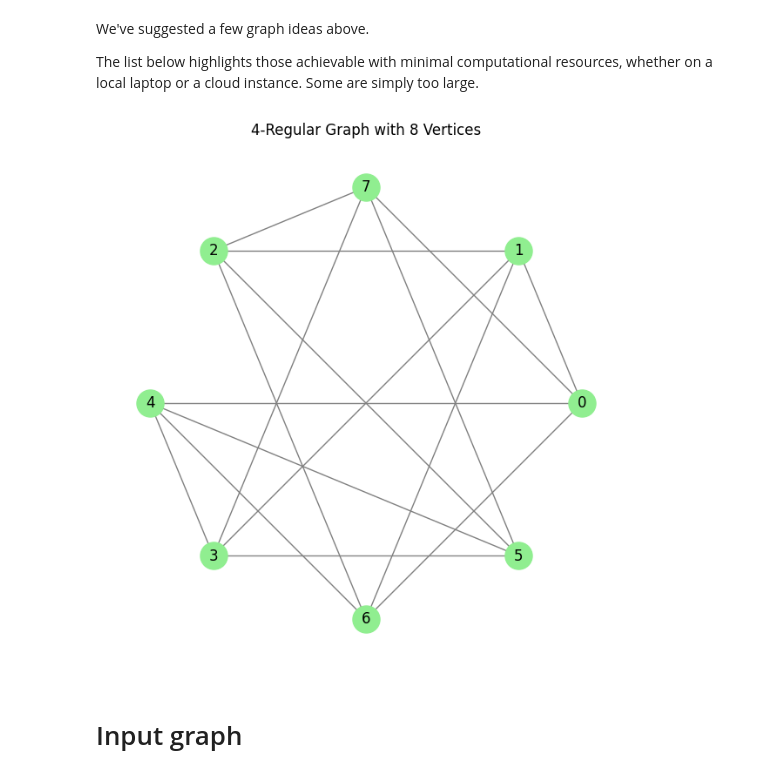
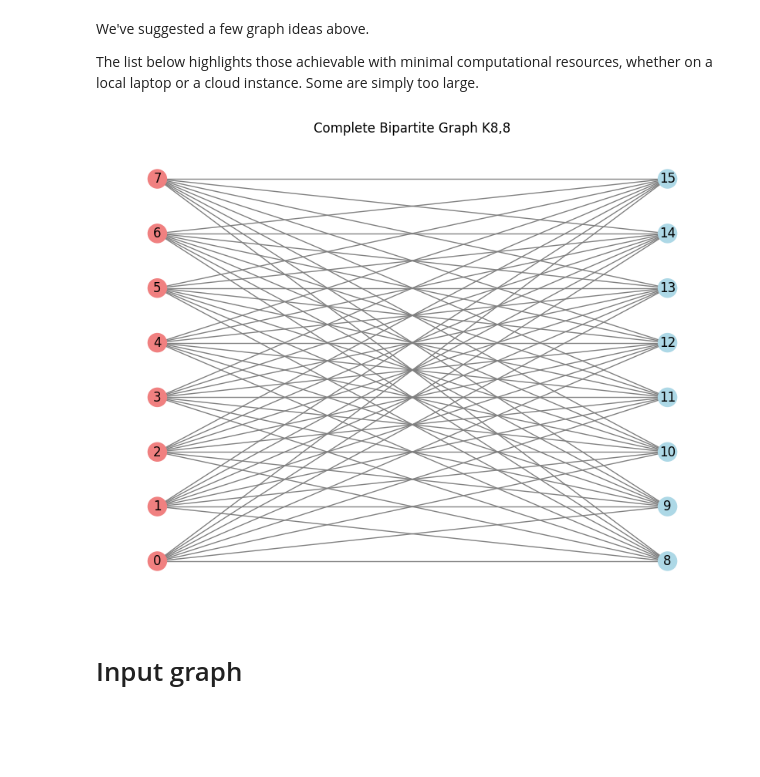
Before and after one commit to funnysomething/iQuHack_HG2025, a Jupyter notebook: IonQuHack2025.ipynb, the cells around one changed output. Saved outputs shown, nothing was run; the diff lists cells and outputs as text; code cells hidden in the pictures; blank space fills up the shorter version.

```diff
--- a/IonQuHack2025.ipynb
+++ b/IonQuHack2025.ipynb
@@ -315,16 +315,16 @@ The list below highlights those achievable with minimal computational resources,
 # %%
 # Choose your favorite graph and build your winning ansatz!
 
 # graph1 = cycle_graph_c8()
-# graph2 = complete_bipartite_graph_k88()
+graph2 = complete_bipartite_graph_k88()
 # graph3 = complete_bipartite_graph_k_nn(5)
-graph4 = regular_graph_4_8()
+# graph4 = regular_graph_4_8()
 # graph5 = cubic_graph_3_16()
 # graph6 = random_connected_graph_16(p=0.18)
 # graph7 = expander_graph_n(16)
 # graph8 = expander_graph_n(9)
 # %% [output]
-[figure, old version]
+[figure, new version]
 # %% [markdown]
 # Input graph
 # %%
```
Also changed, not shown: parts of 12 cells of this notebook.
